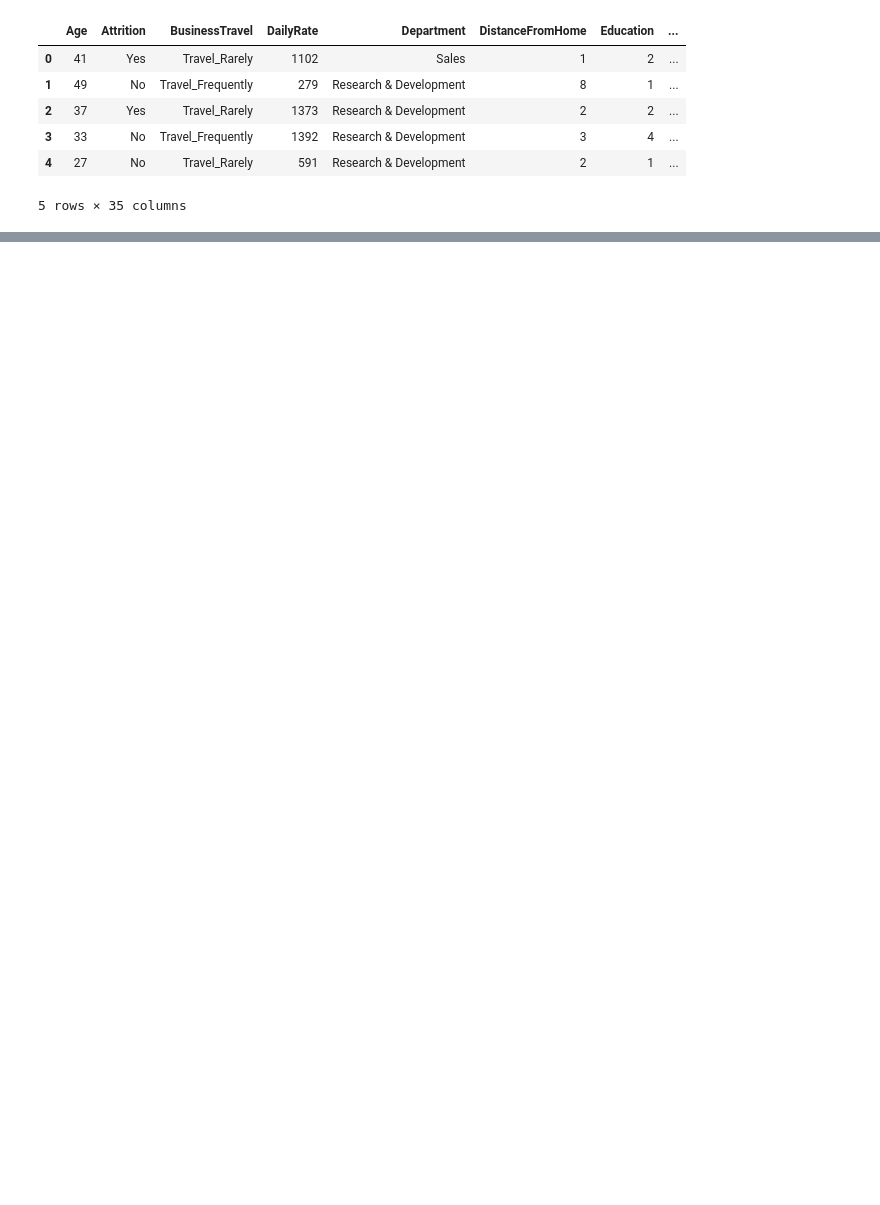
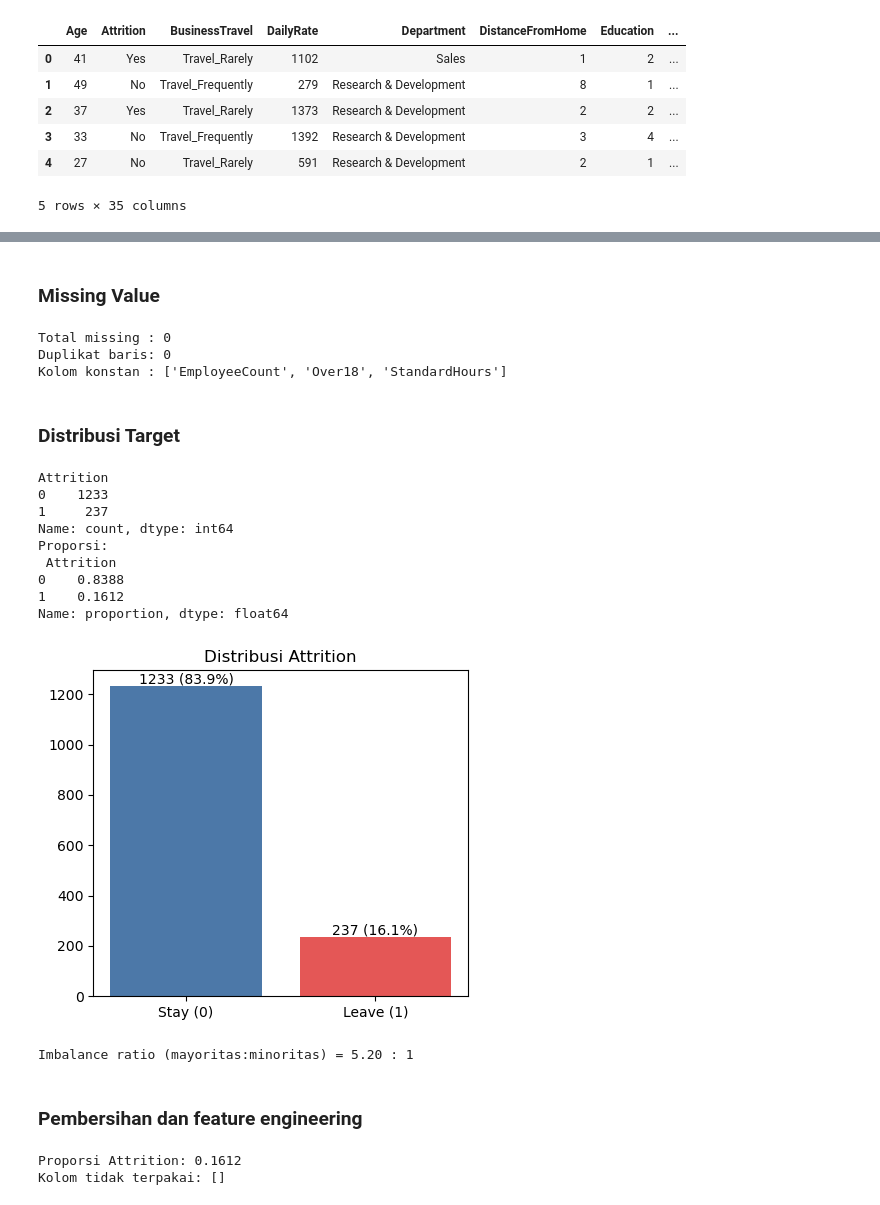
Before and after one commit to manl1/Project-ETS-Machine-Learning, a Jupyter notebook: project-ets.ipynb, the cells around one changed output, grey strips where cells are left out. Drawn from its saved outputs; the diff is of its cells as text; code cells hidden in the pictures; blank space fills up the shorter version.

Commit message:
membaca data, preprocessing, dan melakukan baseline model untuk prediksi attrition karyawan.

```diff
--- a/project-ets.ipynb
+++ b/project-ets.ipynb
@@ -15,0 +79,78 @@ df.head()
+# %% [markdown]
+### Missing Value
+# %%
+# Missing value dan duplikat
+print("Total missing :", df.isna().sum().sum())
+print("Duplikat baris:", df.duplicated().sum())
+
+# Kolom konstan (tidak informatif)
+const_cols = [c for c in df.columns if df[c].nunique() == 1]
+print("Kolom konstan :", const_cols)
+# %% [output]
+Total missing : 0
+Duplikat baris: 0
+Kolom konstan : ['EmployeeCount', 'Over18', 'StandardHours']
+# %% [markdown]
+### Distribusi Target
+# %%
+# Distribusi target
+tgt = df["Attrition"].map({"Yes": 1, "No": 0}) if df["Attrition"].dtype == object else df["Attrition"]
+counts = tgt.value_counts().sort_index()
+print(counts, "\nProporsi:\n", tgt.value_counts(normalize=True).round(4))
+
+fig, ax = plt.subplots(figsize=(4.5, 4))
+ax.bar(["Stay (0)", "Leave (1)"], counts.values, color=["#4C78A8", "#E45756"])
+for i, v in enumerate(counts.values):
+    ax.text(i, v + 10, f"{v} ({v/len(tgt):.1%})", ha="center")
+ax.set_title("Distribusi Attrition"); plt.tight_layout(); plt.show()
+print(f"Imbalance ratio (mayoritas:minoritas) = {counts[0]/counts[1]:.2f} : 1")
+# %% [output]
+Attrition
+0    1233
+1     237
+Name: count, dtype: int64
+Proporsi:
+ Attrition
+0    0.8388
+1    0.1612
+Name: proportion, dtype: float64
+[figure, added]
+Imbalance ratio (mayoritas:minoritas) = 5.20 : 1
+# %% [markdown]
+### Pembersihan dan feature engineering
+# %%
+# Buang kolom ID/konstan jika masih ada
+drop_cols = [c for c in ["EmployeeCount", "StandardHours", "Over18", "EmployeeNumber"] if c in df.columns]
+df = df.drop(columns=drop_cols)
+
+# Target 0/1 (hanya dikonversi jika masih teks)
+if df["Attrition"].dtype == object:
+    df["Attrition"] = (df["Attrition"] == "Yes").astype(int)
+assert set(df["Attrition"].unique()) <= {0, 1}
+print("Proporsi Attrition:", df["Attrition"].mean().round(4))   # harus ~0.16
+
+# Fitur turunan
+df["IncomePerYearExp"] = df["MonthlyIncome"] / (df["TotalWorkingYears"] + 1)
+df["PromotionGap"]     = df["YearsSinceLastPromotion"] / (df["YearsAtCompany"] + 1)
+df["SatisfactionMean"] = df[["JobSatisfaction", "EnvironmentSatisfaction",
+                             "RelationshipSatisfaction", "WorkLifeBalance"]].mean(axis=1)
+
+# Pengelompokan tipe fitur (dipakai seluruh anggota)
+CONT = ["Age", "DailyRate", "DistanceFromHome", "HourlyRate", "MonthlyIncome",
+        "MonthlyRate", "NumCompaniesWorked", "PercentSalaryHike", "TotalWorkingYears",
+        "TrainingTimesLastYear", "YearsAtCompany", "YearsInCurrentRole",
+        "YearsSinceLastPromotion", "YearsWithCurrManager",
+        "IncomePerYearExp", "PromotionGap", "SatisfactionMean"]
+ORD  = ["Education", "EnvironmentSatisfaction", "JobInvolvement", "JobLevel",
+        "JobSatisfaction", "PerformanceRating", "RelationshipSatisfaction",
+        "StockOptionLevel", "WorkLifeBalance"]
+CAT  = ["BusinessTravel", "Department", "EducationField", "Gender",
+        "JobRole", "MaritalStatus", "OverTime"]
+
+missing = [c for c in CONT + ORD + CAT if c not in df.columns]
+extra   = [c for c in df.columns if c not in CONT + ORD + CAT + ["Attrition"]]
+assert not missing, f"Kolom hilang: {missing}"
+print("Kolom tidak terpakai:", extra)    # idealnya []
+# %% [output]
+Proporsi Attrition: 0.1612
+Kolom tidak terpakai: []
```
Also changed, not shown: parts of 19 cells of this notebook.
